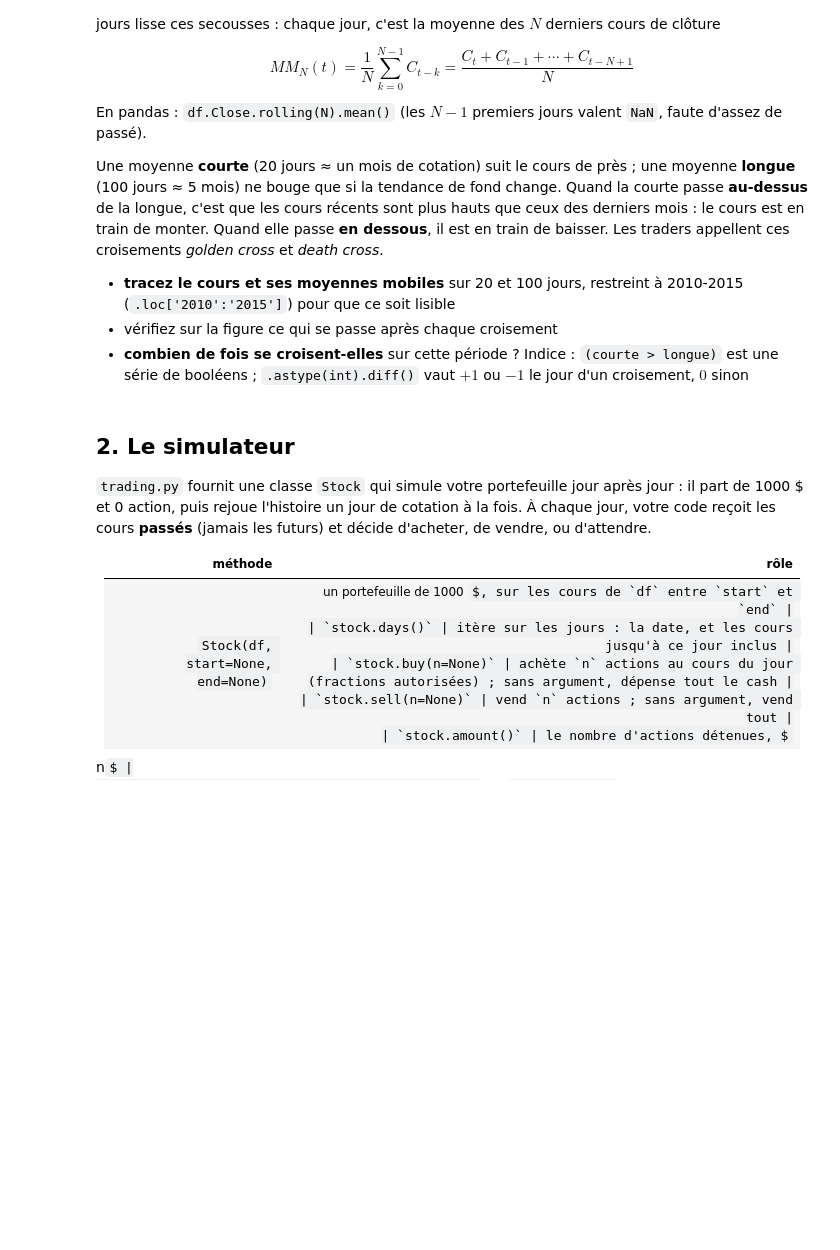
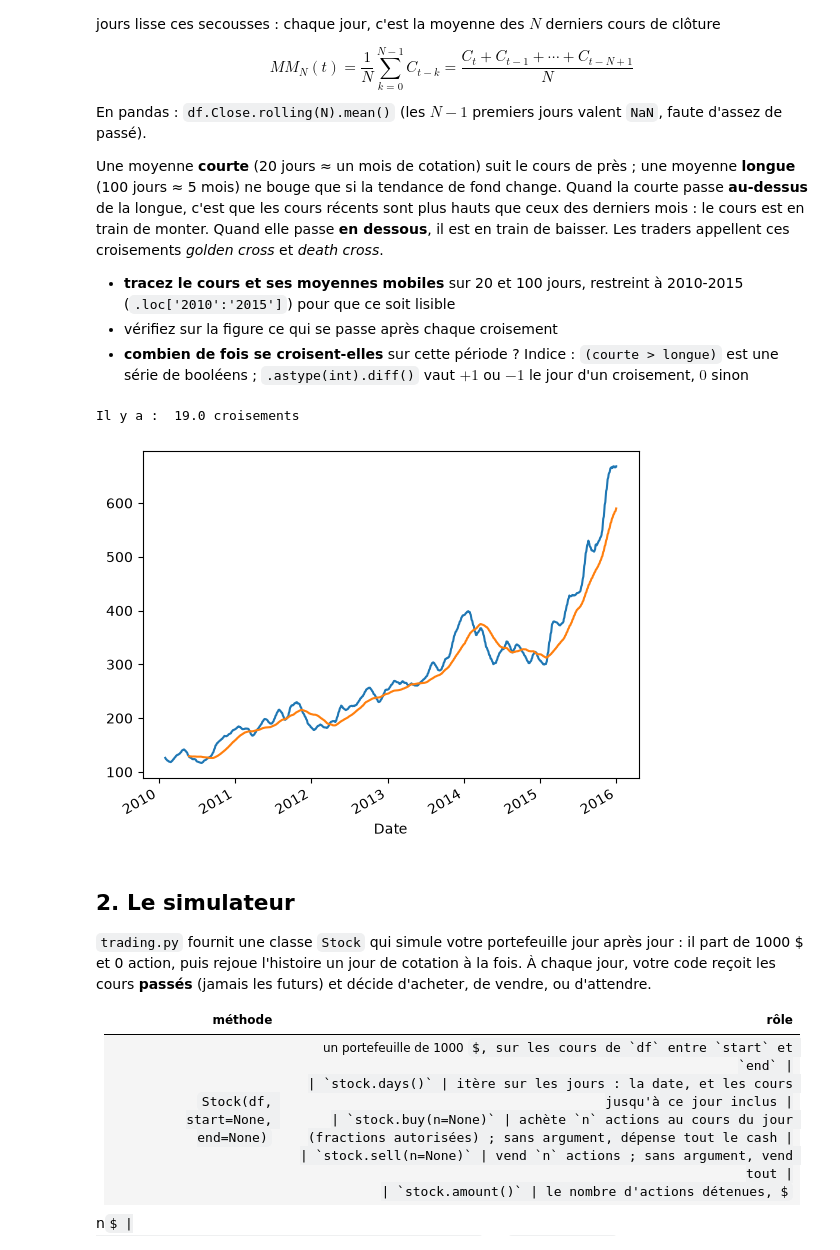
Before and after one commit to SIMVIA-lucas-sovre/projet-trading-pandas, a Jupyter notebook: Groupe-4.ipynb, the cells around one changed output. Cells and saved outputs as stored; diff of their text form; code cells hidden in the pictures; some formulas as TeX source; blank space fills up the shorter version.

```diff
--- a/Groupe-4.ipynb
+++ b/Groupe-4.ipynb
@@ -197,6 +197,17 @@ Quand elle passe **en dessous**, il est en train de baisser. Les traders appelle
   `.astype(int).diff()` vaut $+1$ ou $-1$ le jour d'un croisement, $0$ sinon
 # %%
 # votre code
+periode=df.loc['2010':'2015']
+moyenne_courte=periode.Close.rolling(20).mean()
+moyenne_longue=periode.Close.rolling(100).mean()
+moyenne_courte.plot()
+moyenne_longue.plot()
+croisements=(moyenne_courte > moyenne_longue).astype(int).diff().abs() #Comme il ya des -1 et des 1 il faut prendre en valeur absolue
+nbre_de_croisements=croisements.sum() #On compte le nombre de croisements en sommant les 1.
+print("Il y a : ", nbre_de_croisements, "croisements") #Il y a 19 croisement entre 2010 et 2015
+# %% [output]
+Il y a :  19.0 croisements
+[figure, added]
 # %% [markdown]
 ## 2. Le simulateur
 
```
